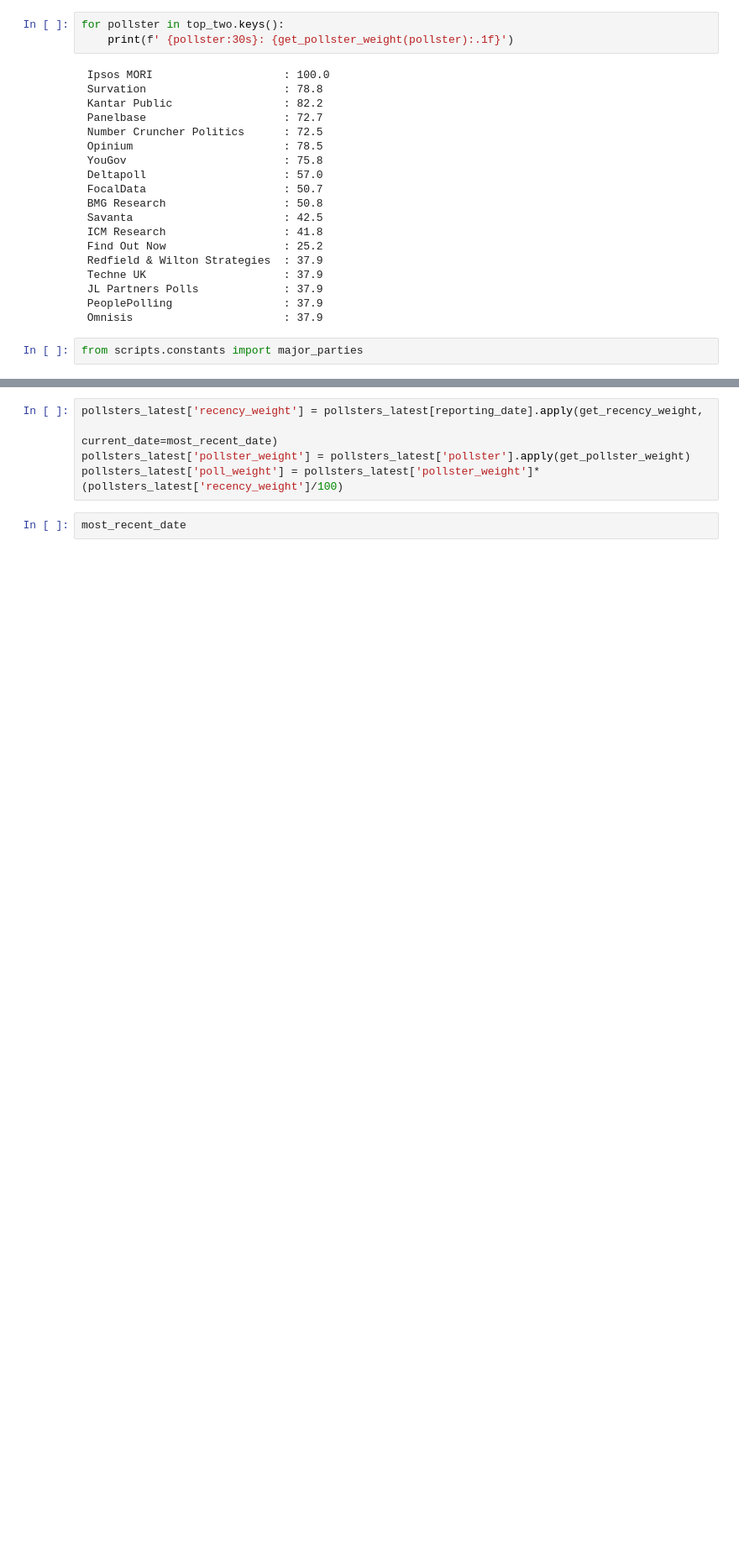
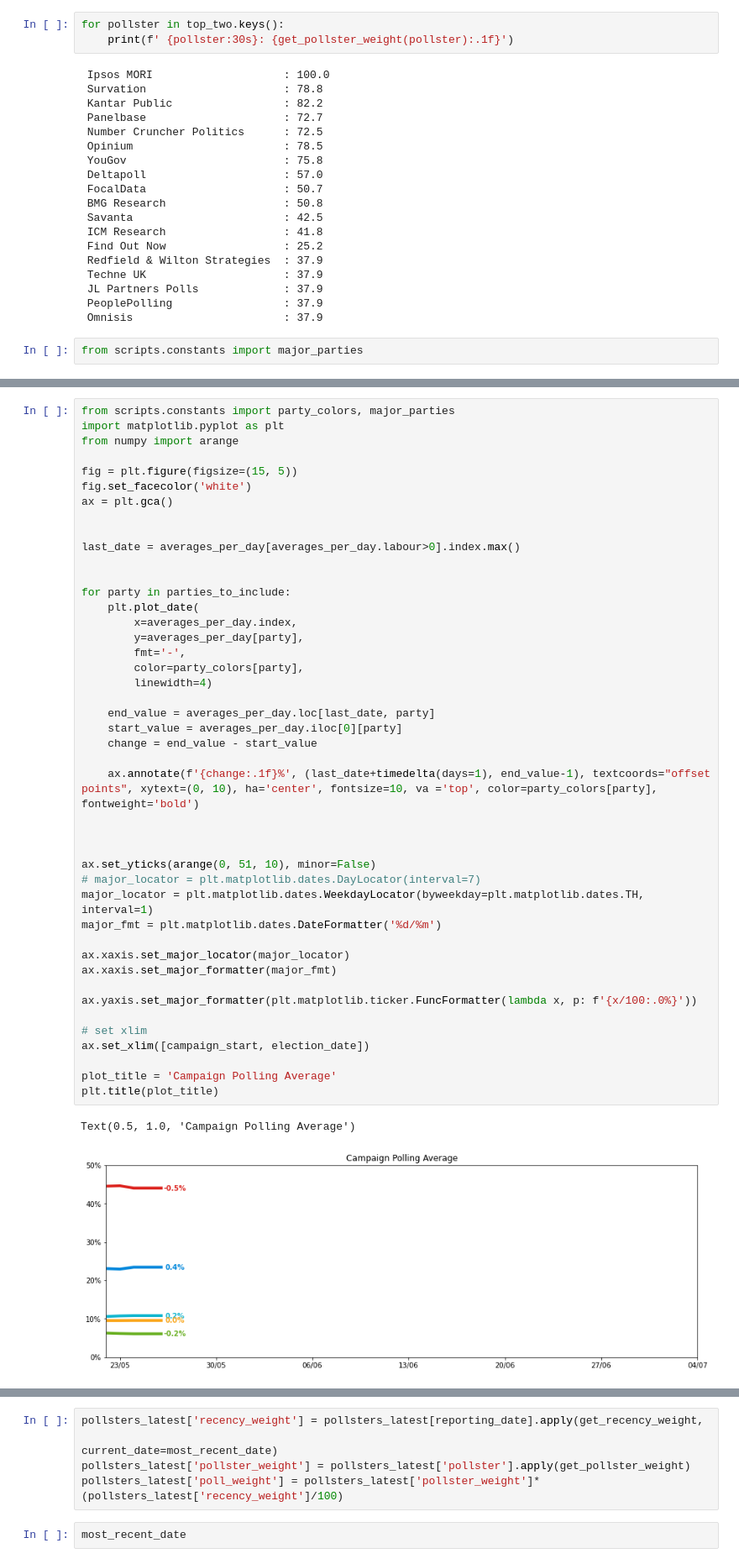
Before and after one commit to AndyLawton/uk_general_election_polls, a Jupyter notebook: main.ipynb, the cells around one changed output, grey strips where cells are left out. Shown at 84% size. Saved outputs shown, nothing was run; the diff lists cells and outputs as text; blank space fills up the shorter version.

Commit message:
Add mid campaign chart

```diff
--- a/main.ipynb
+++ b/main.ipynb
@@ -806,0 +839,47 @@ from scripts.constants import major_parties
+# %%
+from scripts.constants import party_colors, major_parties
+import matplotlib.pyplot as plt
+from numpy import arange
+
+fig = plt.figure(figsize=(15, 5))
+fig.set_facecolor('white')
+ax = plt.gca()
+
+
+last_date = averages_per_day[averages_per_day.labour>0].index.max()
+
+
+for party in parties_to_include:
+    plt.plot_date(
+        x=averages_per_day.index,
+        y=averages_per_day[party],
+        fmt='-',
+        color=party_colors[party],
+        linewidth=4)
+
+    end_value = averages_per_day.loc[last_date, party]
+    start_value = averages_per_day.iloc[0][party]
+    change = end_value - start_value
+
+    ax.annotate(f'{change:.1f}%', (last_date+timedelta(days=1), end_value-1), textcoords="offset points", xytext=(0, 10), ha='center', fontsize=10, va ='top', color=party_colors[party], fontweight='bold')
+
+
+
+ax.set_yticks(arange(0, 51, 10), minor=False)
+# major_locator = plt.matplotlib.dates.DayLocator(interval=7)
+major_locator = plt.matplotlib.dates.WeekdayLocator(byweekday=plt.matplotlib.dates.TH, interval=1)
+major_fmt = plt.matplotlib.dates.DateFormatter('%d/%m')
+
+ax.xaxis.set_major_locator(major_locator)
+ax.xaxis.set_major_formatter(major_fmt)
+
+ax.yaxis.set_major_formatter(plt.matplotlib.ticker.FuncFormatter(lambda x, p: f'{x/100:.0%}'))
+
+# set xlim
+ax.set_xlim([campaign_start, election_date])
+
+plot_title = 'Campaign Polling Average'
+plt.title(plot_title)
+# %% [output]
+Text(0.5, 1.0, 'Campaign Polling Average')
+[figure, added]
```
Also changed, not shown: parts of 64 cells of this notebook, 12 other files.
